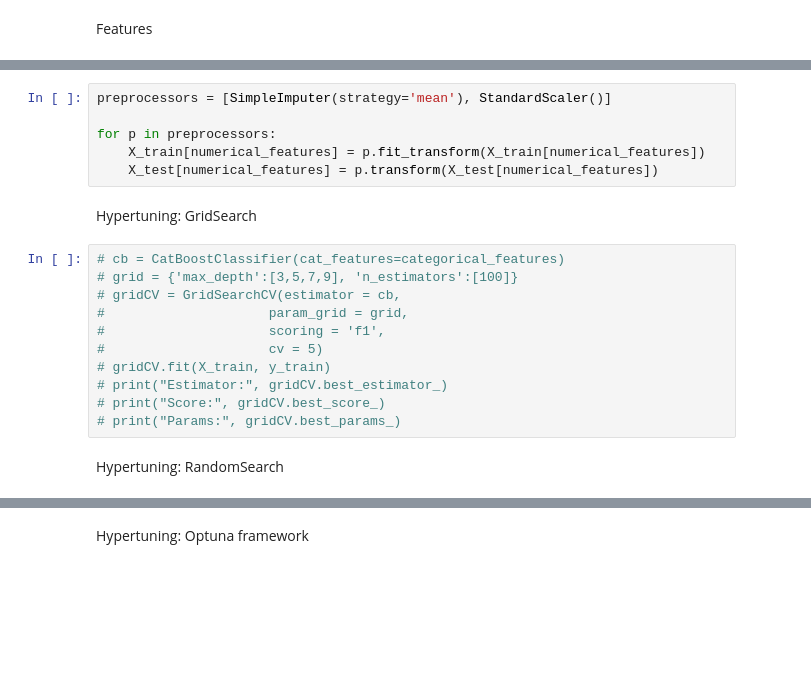
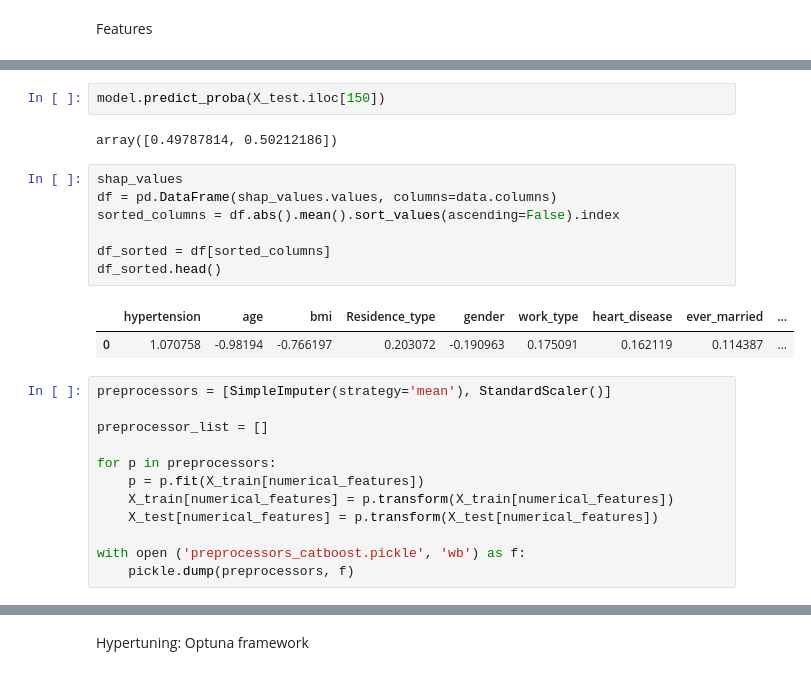
Before and after one commit to European-MTP-Accute-Stroke-Detection/Tabular-AI, a Jupyter notebook: src/catboost.ipynb, the cells around one changed output, grey strips where cells are left out. Drawn from its saved outputs; the diff is of its cells as text; blank space fills up the shorter version.

```diff
--- a/src/catboost.ipynb
+++ b/src/catboost.ipynb
@@ -86,21 +145,26 @@ Preprocessing
+# %%
+model.predict_proba(X_test.iloc[150])
+# %% [output]
+array([0.49787814, 0.50212186])
+# %%
+shap_values
+df = pd.DataFrame(shap_values.values, columns=data.columns)
+sorted_columns = df.abs().mean().sort_values(ascending=False).index
+
+df_sorted = df[sorted_columns]
+df_sorted.head()
+# %% [output]
+|  | hypertension | age | bmi | Residence_type | gender | work_type | heart_disease | ever_married | ... |
+| 0 | 1.070758 | -0.98194 | -0.766197 | 0.203072 | -0.190963 | 0.175091 | 0.162119 | 0.114387 | ... |
 # %%
 preprocessors = [SimpleImputer(strategy='mean'), StandardScaler()]
 
+preprocessor_list = []
+
 for p in preprocessors:
-    X_train[numerical_features] = p.fit_transform(X_train[numerical_features])
+    p = p.fit(X_train[numerical_features])
+    X_train[numerical_features] = p.transform(X_train[numerical_features])
     X_test[numerical_features] = p.transform(X_test[numerical_features])
+
+with open ('preprocessors_catboost.pickle', 'wb') as f:
+    pickle.dump(preprocessors, f)
-# %% [markdown]
-Hypertuning: GridSearch
-# %%
-# cb = CatBoostClassifier(cat_features=categorical_features)
-# grid = {'max_depth':[3,5,7,9], 'n_estimators':[100]}
-# gridCV = GridSearchCV(estimator = cb,
-#                     param_grid = grid,
-#                     scoring = 'f1',
-#                     cv = 5)
-# gridCV.fit(X_train, y_train)
-# print("Estimator:", gridCV.best_estimator_)
-# print("Score:", gridCV.best_score_)
-# print("Params:", gridCV.best_params_)
-# %% [markdown]
-Hypertuning: RandomSearch
```
Also changed, not shown: parts of 31 cells of this notebook, 24 other files.
